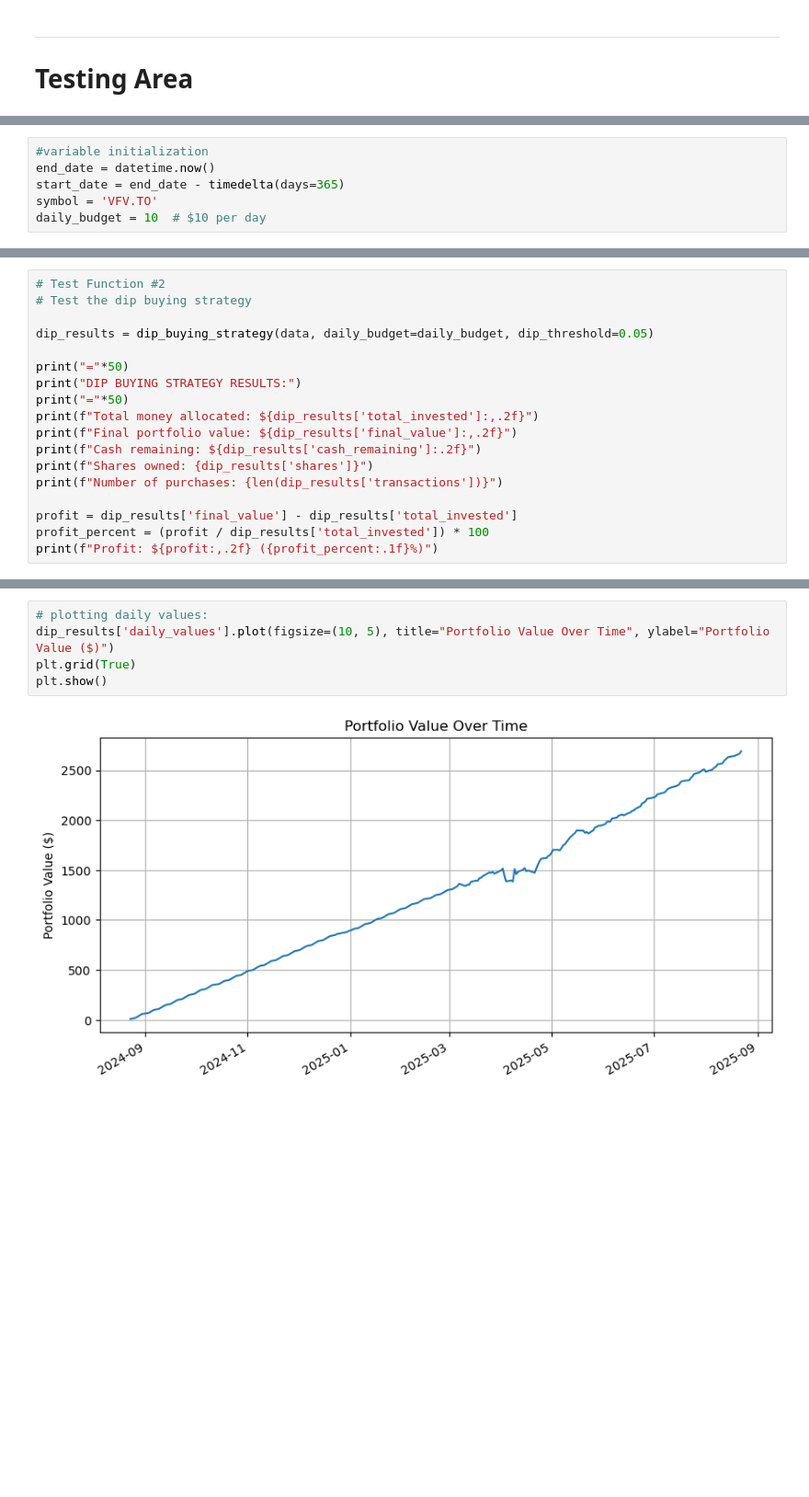
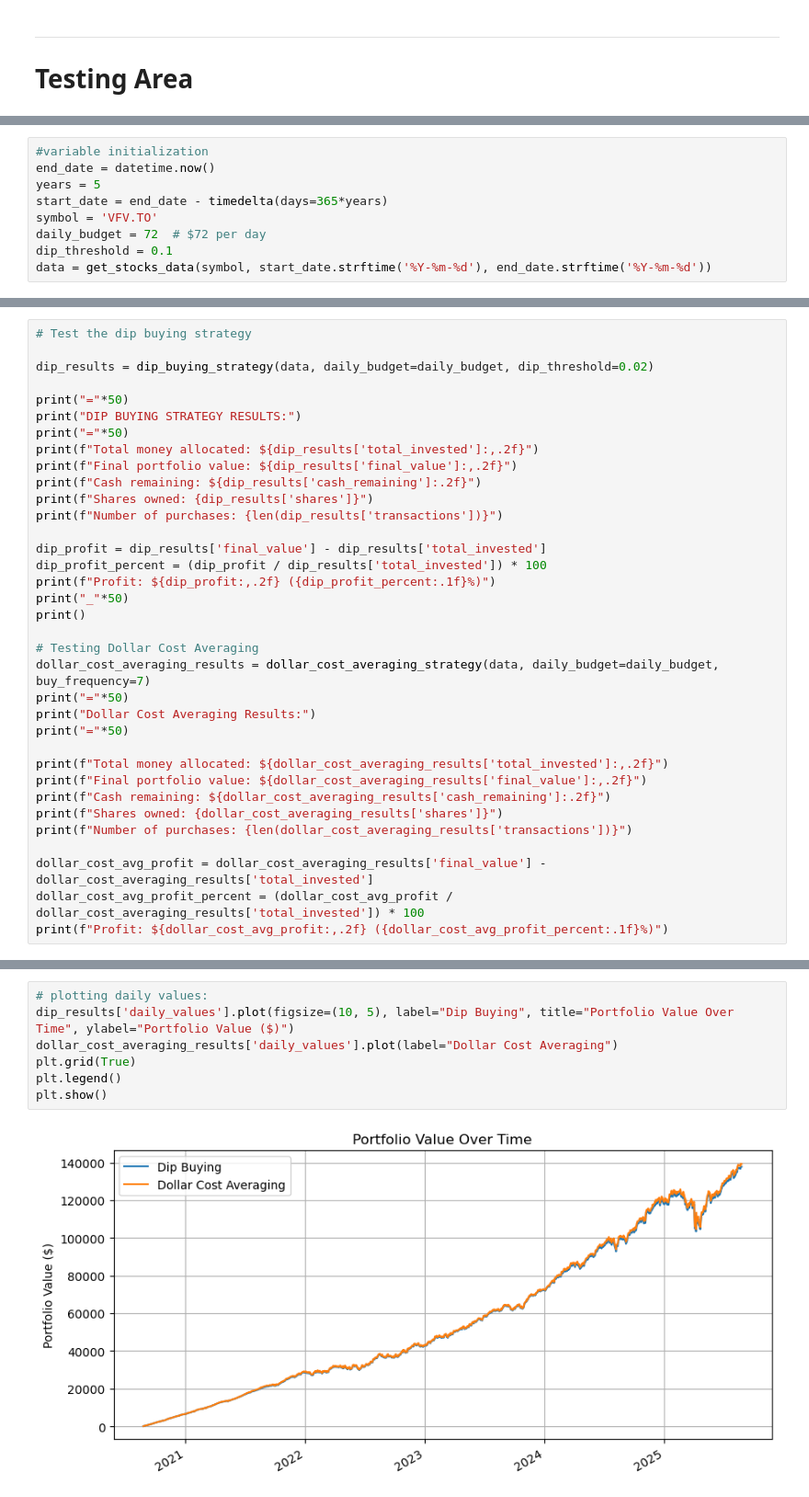
Before and after one commit to Lippmant/Simple-backtesting-trade-strategies, a Jupyter notebook: 1.Buying_the_dip.ipynb, the cells around one changed output, grey strips where cells are left out. Shown: that part at 92% size. Saved outputs shown, nothing was run; the diff lists cells and outputs as text; blank space fills up the shorter version.

Commit message:
Updated comparison chart & Readme File

```diff
--- a/1.Buying_the_dip.ipynb
+++ b/1.Buying_the_dip.ipynb
@@ -172,6 +187,9 @@ ________________________________________________________________________________
 # %%
 #variable initialization
 end_date = datetime.now()
-start_date = end_date - timedelta(days=365)
+years = 5
+start_date = end_date - timedelta(days=365*years)
 symbol = 'VFV.TO'
-daily_budget = 10  # $10 per day
+daily_budget = 72  # $72 per day
+dip_threshold = 0.1
+data = get_stocks_data(symbol, start_date.strftime('%Y-%m-%d'), end_date.strftime('%Y-%m-%d'))
@@ -216,8 +232,7 @@ We'll be testing strategies on this 251-day period
 # %%
-# Test Function #2
 # Test the dip buying strategy
 
-dip_results = dip_buying_strategy(data, daily_budget=daily_budget, dip_threshold=0.05)
+dip_results = dip_buying_strategy(data, daily_budget=daily_budget, dip_threshold=0.02)
 
 print("="*50)
 print("DIP BUYING STRATEGY RESULTS:")
@@ -228,8 +243,26 @@ print(f"Cash remaining: ${dip_results['cash_remaining']:.2f}")
 print(f"Shares owned: {dip_results['shares']}")
 print(f"Number of purchases: {len(dip_results['transactions'])}")
 
-profit = dip_results['final_value'] - dip_results['total_invested']
-profit_percent = (profit / dip_results['total_invested']) * 100
-print(f"Profit: ${profit:,.2f} ({profit_percent:.1f}%)")
+dip_profit = dip_results['final_value'] - dip_results['total_invested']
+dip_profit_percent = (dip_profit / dip_results['total_invested']) * 100
+print(f"Profit: ${dip_profit:,.2f} ({dip_profit_percent:.1f}%)")
+print("_"*50)
+print()
+
+# Testing Dollar Cost Averaging
+dollar_cost_averaging_results = dollar_cost_averaging_strategy(data, daily_budget=daily_budget, buy_frequency=7)
+print("="*50)
+print("Dollar Cost Averaging Results:")
+print("="*50)
+
+print(f"Total money allocated: ${dollar_cost_averaging_results['total_invested']:,.2f}")
+print(f"Final portfolio value: ${dollar_cost_averaging_results['final_value']:,.2f}")
+print(f"Cash remaining: ${dollar_cost_averaging_results['cash_remaining']:.2f}")
+print(f"Shares owned: {dollar_cost_averaging_results['shares']}")
+print(f"Number of purchases: {len(dollar_cost_averaging_results['transactions'])}")
+
+dollar_cost_avg_profit = dollar_cost_averaging_results['final_value'] - dollar_cost_averaging_results['total_invested']
+dollar_cost_avg_profit_percent = (dollar_cost_avg_profit / dollar_cost_averaging_results['total_invested']) * 100
+print(f"Profit: ${dollar_cost_avg_profit:,.2f} ({dollar_cost_avg_profit_percent:.1f}%)")
 # %% [output]
 Running Dip Buying Strategy:
@@ -252,8 +285,10 @@ Profit: $180.90 (7.2%)
 # %%
 # plotting daily values:
-dip_results['daily_values'].plot(figsize=(10, 5), title="Portfolio Value Over Time", ylabel="Portfolio Value ($)")
+dip_results['daily_values'].plot(figsize=(10, 5), label="Dip Buying", title="Portfolio Value Over Time", ylabel="Portfolio Value ($)")
+dollar_cost_averaging_results['daily_values'].plot(label="Dollar Cost Averaging")
 plt.grid(True)
+plt.legend()
 plt.show()
 # %% [output]
-[figure, old version]
+[figure, new version]
 # %%
```
Also changed, not shown: parts of 8 cells of this notebook, 1 other file.
